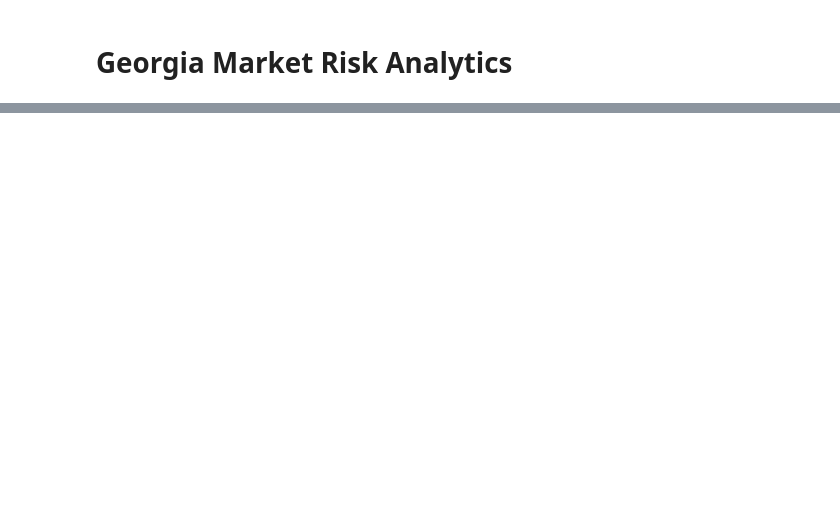
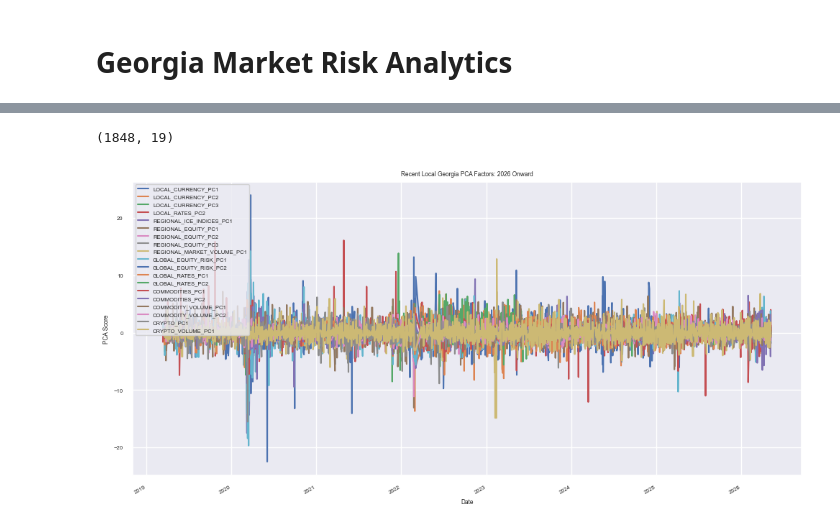
Before and after one commit to gmukhigulas1/Projects, a Jupyter notebook: Quant projects/Georgia Market Risk/Analytics.ipynb, the cells around one changed output, grey strips where cells are left out. Cells and saved outputs as stored; diff of their text form; code cells hidden in the pictures; blank space fills up the shorter version.

```diff
--- a/Quant projects/Georgia Market Risk/Analytics.ipynb
+++ b/Quant projects/Georgia Market Risk/Analytics.ipynb
@@ -1010,0 +1103,79 @@ Lasso is used here for same-day attribution, not prediction.
+# %%
+selected_pcs_parsimonious = [
+    # PC1-PC3 captures 84% of variance.
+    "LOCAL_CURRENCY_PC1",
+    "LOCAL_CURRENCY_PC2",
+    "LOCAL_CURRENCY_PC3",
+
+    # LOCAL RATES (Georgia Refinancing/TIBR)
+    # PC1-PC2 captures 82%.
+    # Direct impact on Net Interest Margins (NIM) for TBCG/BGEO.
+    #"LOCAL_RATES_PC1",
+    "LOCAL_RATES_PC2",
+
+    # LOCAL EQUITY VOLUME
+    # PC1-PC2 captures 75%.
+    # Vital for validating CUSUM triggers in Georgian stocks.
+    #"LOCAL_EQUITY_VOLUME_PC1",
+    #"LOCAL_EQUITY_VOLUME_PC2",
+
+    # REGIONAL CREDIT & INDICES (The "Caucasus/Turkey/Russia" Risk)
+    # RUSSIA_CREDIT PC1 is a powerhouse (85% variance).
+    # Bond Yields (Ex-Russia) PC1-PC3 captures 80%.
+    #"RUSSIA_CREDIT_PC1",
+    #"REGIONAL_BOND_YIELDS_EX_RUSSIA_PC1",
+    #"REGIONAL_BOND_YIELDS_EX_RUSSIA_PC2",
+    #"REGIONAL_BOND_YIELDS_EX_RUSSIA_PC3",
+    "REGIONAL_ICE_INDICES_PC1",
+
+    # REGIONAL EQUITY & VOLUME
+    # PC1-PC3 captures 77% of price moves and 72% of volume moves.
+    "REGIONAL_EQUITY_PC1",
+    "REGIONAL_EQUITY_PC2",
+    "REGIONAL_EQUITY_PC3",
+    "REGIONAL_MARKET_VOLUME_PC1",
+    #"REGIONAL_MARKET_VOLUME_PC2",
+    #"REGIONAL_MARKET_VOLUME_PC3",
+
+    # GLOBAL EQUITY RISK (S&P 500 / MSCI EM)
+    # PC1-PC2 captures 90% of the global "Risk-On" sentiment.
+    "GLOBAL_EQUITY_RISK_PC1",
+    "GLOBAL_EQUITY_RISK_PC2",
+
+    # GLOBAL EQUITY VOLUME
+    # PC1-PC3 captures 80% of global turnover shocks.
+    #"GLOBAL_EQUITY_VOLUME_PC1",
+    #"GLOBAL_EQUITY_VOLUME_PC2",
+    #"GLOBAL_EQUITY_VOLUME_PC3",
+
+    # GLOBAL RATES (US 10Y / G7 Yields)
+    # PC1-PC2 captures a massive 98% of variance.
+    "GLOBAL_RATES_PC1",
+    "GLOBAL_RATES_PC2",
+
+    # COMMODITIES (Gold, Oil, Copper)
+    # PC1-PC2 captures 78% of price and 76% of volume.
+    "COMMODITIES_PC1",
+    "COMMODITIES_PC2",
+    "COMMODITY_VOLUME_PC1",
+    "COMMODITY_VOLUME_PC2",
+
+    # CRYPTO
+    # 90%+ variance captured in the first component of both price and volume.
+    "CRYPTO_PC1",
+    "CRYPTO_VOLUME_PC1"
+]
+
+X_selected_parsimonious = X_economic_pca_factors[selected_pcs_parsimonious].copy()
+X_selected_parsimonious.shape
+# %% [output]
+(1848, 19)
+# %%
+X_selected_parsimonious.plot(figsize=(12, 6))
+
+plt.title("Recent Local Georgia PCA Factors: 2026 Onward")
+plt.ylabel("PCA Score")
+plt.grid(True)
+plt.show()
+# %% [output]
+[figure, added]
```
Also changed, not shown: parts of 139 cells of this notebook.
